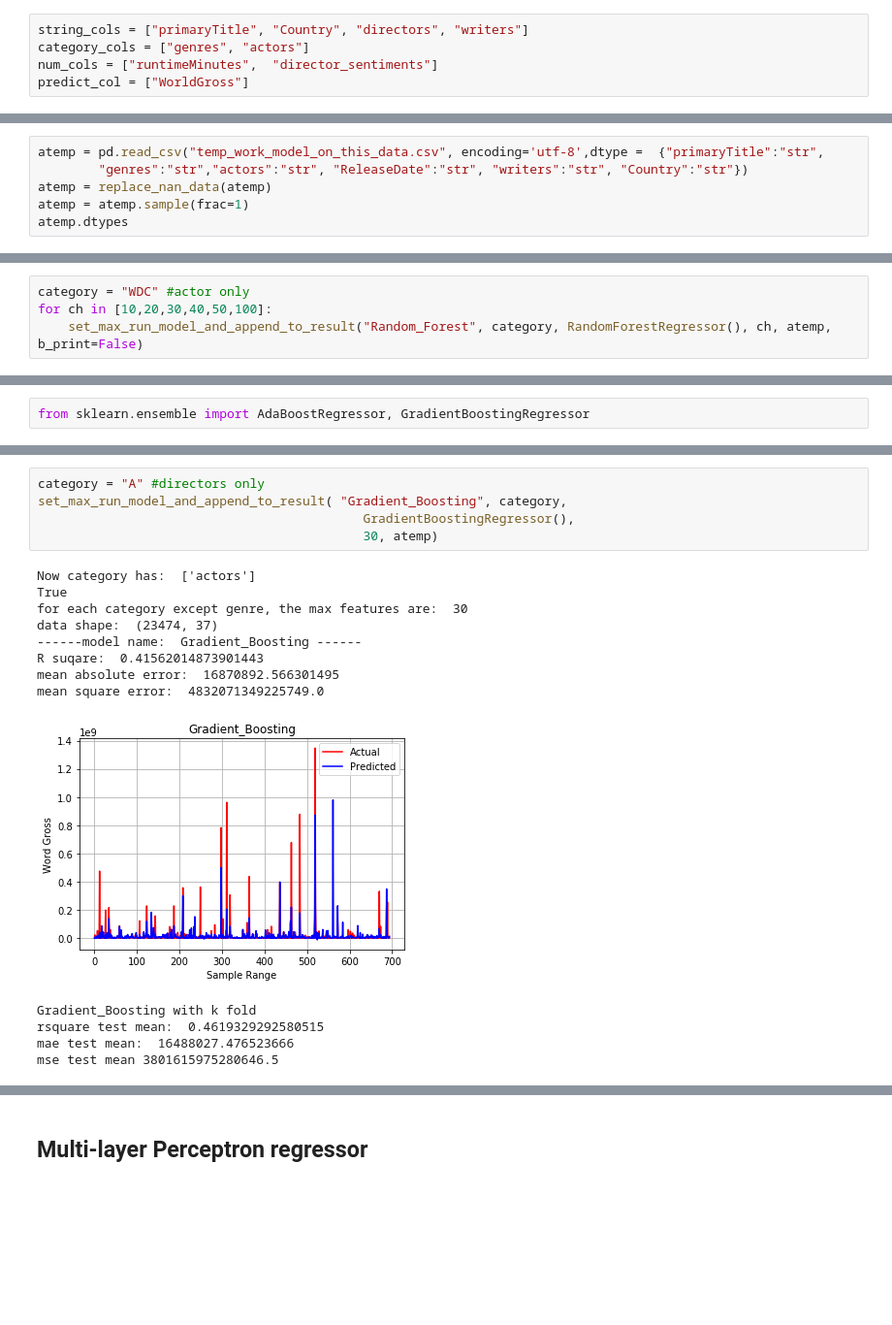
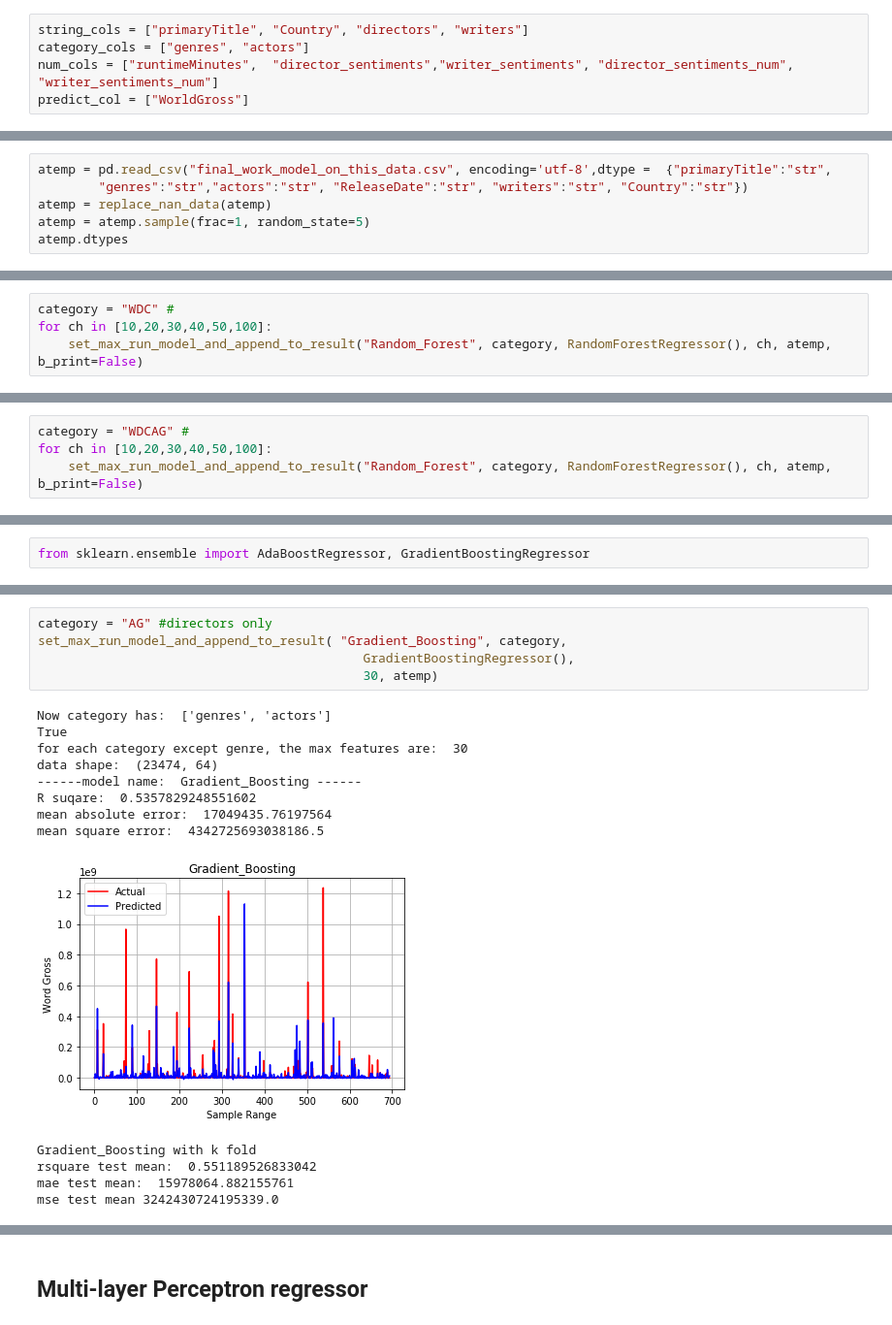
Before and after one commit to xiling42/DataScience1951A, a Jupyter notebook: model_analysis.ipynb, the cells around one changed output, grey strips where cells are left out. Shown at 97% size. Saved outputs shown, nothing was run; the diff lists cells and outputs as text; blank space fills up the shorter version.

```diff
--- a/model_analysis.ipynb
+++ b/model_analysis.ipynb
@@ -39,7 +46,7 @@ import matplotlib.pyplot as plt
 # %%
 string_cols = ["primaryTitle", "Country", "directors", "writers"]
 category_cols = ["genres", "actors"]
-num_cols = ["runtimeMinutes",  "director_sentiments"]
+num_cols = ["runtimeMinutes",  "director_sentiments","writer_sentiments", "director_sentiments_num", "writer_sentiments_num"]
 predict_col = ["WorldGross"]
 # %%
 def replace_nan_data(data):
@@ -51,9 +58,9 @@ def replace_nan_data(data):
         data[ch] = data[ch].fillna(0) #??
     return data
 # %%
-atemp = pd.read_csv("temp_work_model_on_this_data.csv", encoding='utf-8',dtype =  {"primaryTitle":"str",
+atemp = pd.read_csv("final_work_model_on_this_data.csv", encoding='utf-8',dtype =  {"primaryTitle":"str",
         "genres":"str","actors":"str", "ReleaseDate":"str", "writers":"str", "Country":"str"})
 atemp = replace_nan_data(atemp)
-atemp = atemp.sample(frac=1)
+atemp = atemp.sample(frac=1, random_state=5)
 atemp.dtypes
 # %% [output]
@@ -366,12 +438,16 @@ for ch in [10,20,30,40,50,100]:
 category = "W" #writers only
 for ch in [10,20,30,40,50,100]:
     set_max_run_model_and_append_to_result("Random_Forest", category, RandomForestRegressor(), ch, atemp, b_print=False)
+# %%
+category = "WDC" #
+for ch in [10,20,30,40,50,100]:
+    set_max_run_model_and_append_to_result("Random_Forest", category, RandomForestRegressor(), ch, atemp, b_print=False)
 # %%
 category = "WDCG" #
 for ch in [10,20,30,40,50,100]:
     set_max_run_model_and_append_to_result("Random_Forest", category, RandomForestRegressor(), ch, atemp, b_print=False)
 # %%
-category = "WDC" #actor only
+category = "WDCAG" #
 for ch in [10,20,30,40,50,100]:
     set_max_run_model_and_append_to_result("Random_Forest", category, RandomForestRegressor(), ch, atemp, b_print=False)
 # %%
@@ -559,22 +586,22 @@ mse test mean 5.060128733903125e+16
 # %%
-category = "A" #directors only
+category = "AG" #directors only
 set_max_run_model_and_append_to_result( "Gradient_Boosting", category,
                                            GradientBoostingRegressor(),
                                            30, atemp)
 # %% [output]
-Now category has:  ['actors']
+Now category has:  ['genres', 'actors']
 True
 for each category except genre, the max features are:  30
-data shape:  (23474, 37)
+data shape:  (23474, 64)
 ------model name:  Gradient_Boosting ------
-R suqare:  0.41562014873901443
-mean absolute error:  16870892.566301495
-mean square error:  4832071349225749.0
+R suqare:  0.5357829248551602
+mean absolute error:  17049435.76197564
+mean square error:  4342725693038186.5
-[figure, old version]
+[figure, new version]
 Gradient_Boosting with k fold
-rsquare test mean:  0.4619329292580515
-mae test mean:  16488027.476523666
-mse test mean 3801615975280646.5
+rsquare test mean:  0.551189526833042
+mae test mean:  15978064.882155761
+mse test mean 3242430724195339.0
 # %%
 category = "G"
 set_max_run_model_and_append_to_result( "Gradient_Boosting", category,
```
Also changed, not shown: parts of 54 cells of this notebook.
